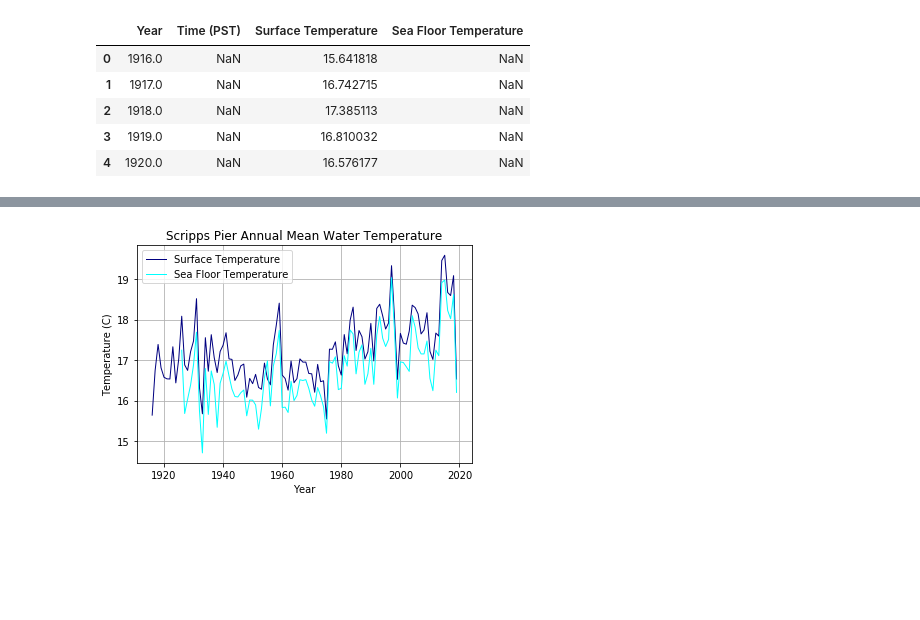
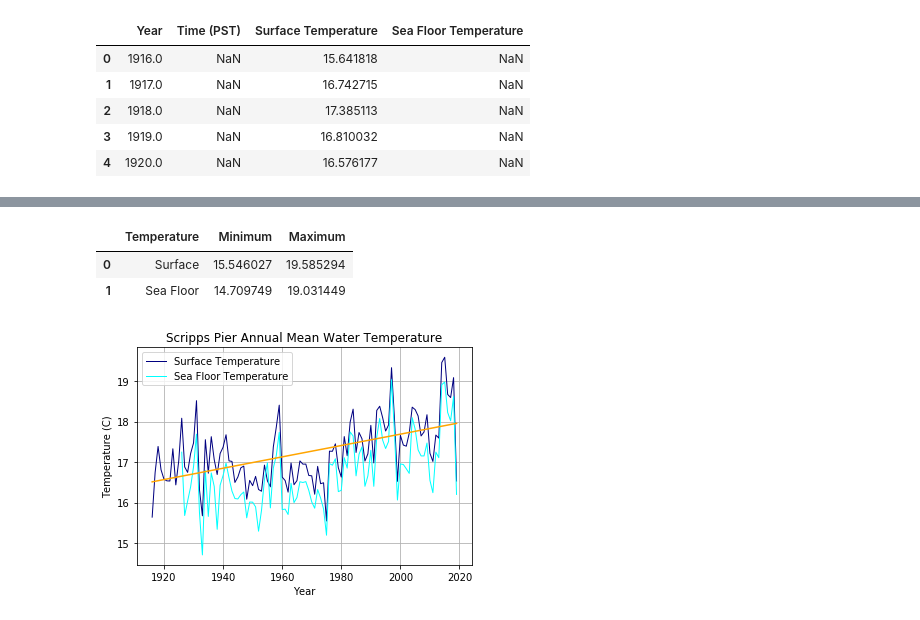
Before and after one commit to giantmagellan/sandiego-climate-analysis, a Jupyter notebook: climate_a.ipynb, the cells around one changed output, grey strips where cells are left out. Cells and saved outputs as stored; diff of their text form; code cells hidden in the pictures; blank space fills up the shorter version.

```diff
--- a/climate_a.ipynb
+++ b/climate_a.ipynb
@@ -79,20 +91,42 @@ surf_temp_df.head()
+# %%
+# Minimum mean surface and sea floor temperature
+surf_min = surf_temp_df["Surface Temperature"].min()
+floor_min = surf_temp_df["Sea Floor Temperature"].min()
+# Maximum mean surface temperature
+surf_max = surf_temp_df["Surface Temperature"].max()
+floor_max = surf_temp_df["Sea Floor Temperature"].max()
+# Summary Dataframe for the mean Maximum and Minimum Temperatures of Scripps Pier
+temp_summary = pd.DataFrame({
+    'Temperature': ["Surface", "Sea Floor"],
+    'Minimum': [surf_min, floor_min],
+    'Maximum': [surf_max, floor_max]
+})
+temp_summary
+# %% [output]
+|  | Temperature | Minimum | Maximum |
+| 0 | Surface | 15.546027 | 19.585294 |
+| 1 | Sea Floor | 14.709749 | 19.031449 |
 # %%
 # Line graph of the mean Surface and Bottom Temperature over time
 x_axis = surf_temp_df['Year']
 surface_y = surf_temp_df['Surface Temperature']
 bottom_y = surf_temp_df['Sea Floor Temperature']
 surf_temp, = plt.plot(x_axis, surface_y, linewidth=1, color='Navy',
                       label="Surface Temperature")
 bottom_temp, = plt.plot(x_axis, bottom_y, linewidth=1, color='cyan',
                         label="Sea Floor Temperature")
 # adds a legend and sets location on upper righthand corner
 plt.legend(loc = "upper left")
 plt.title("Scripps Pier Annual Mean Water Temperature")
 plt.xlabel("Year")
 plt.ylabel("Temperature (C)")
+# adding trendline
+z = np.polyfit(x_axis, surface_y, 1)
+p = np.poly1d(z)
+plt.plot(x_axis,p(x_axis),"orange")
 plt.grid()
 # saves an image of the above chart to view in Class Data folder
 plt.savefig("c:/Users/User/Desktop/Data_Viz_Repo/Climate-Project-Repo/scripps_water_temp.png")
 plt.show()
 # %% [output]
-[figure, old version]
+[figure, new version]
```
Also changed, not shown: parts of 2 cells of this notebook, 1 other file.
